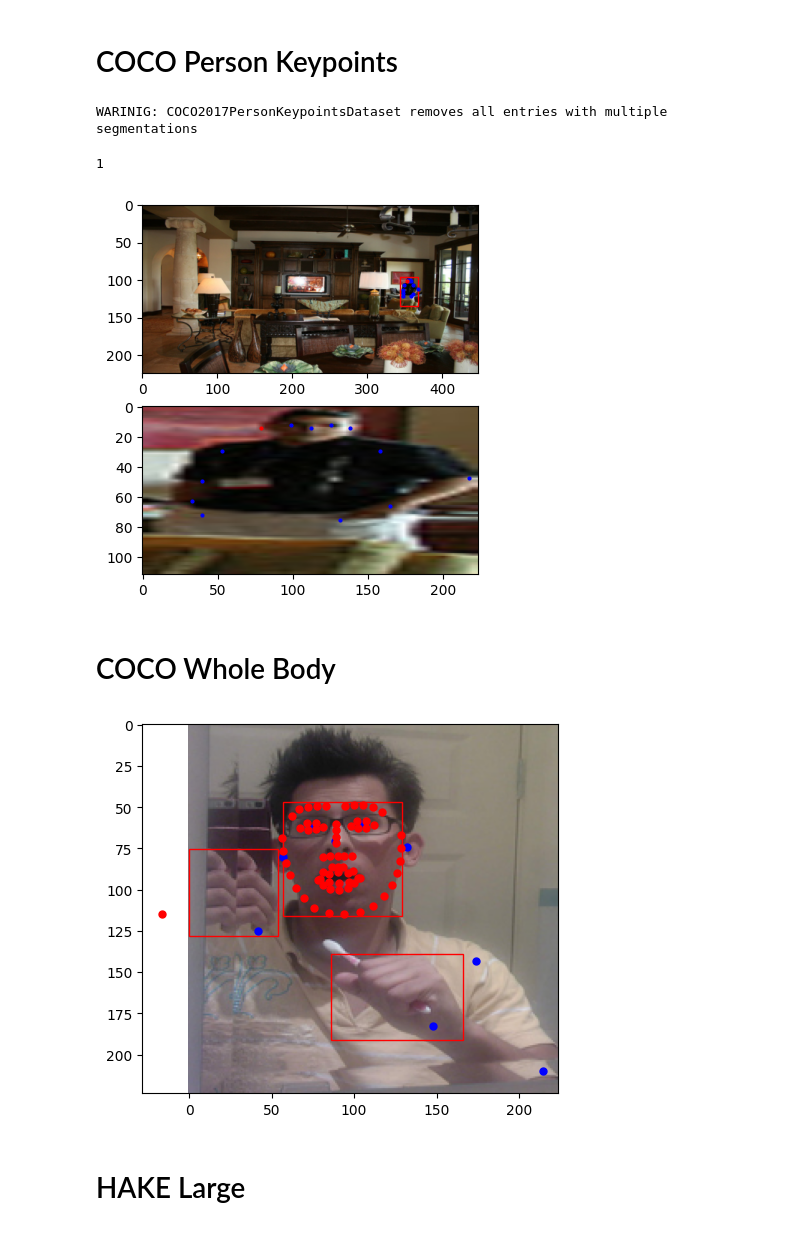
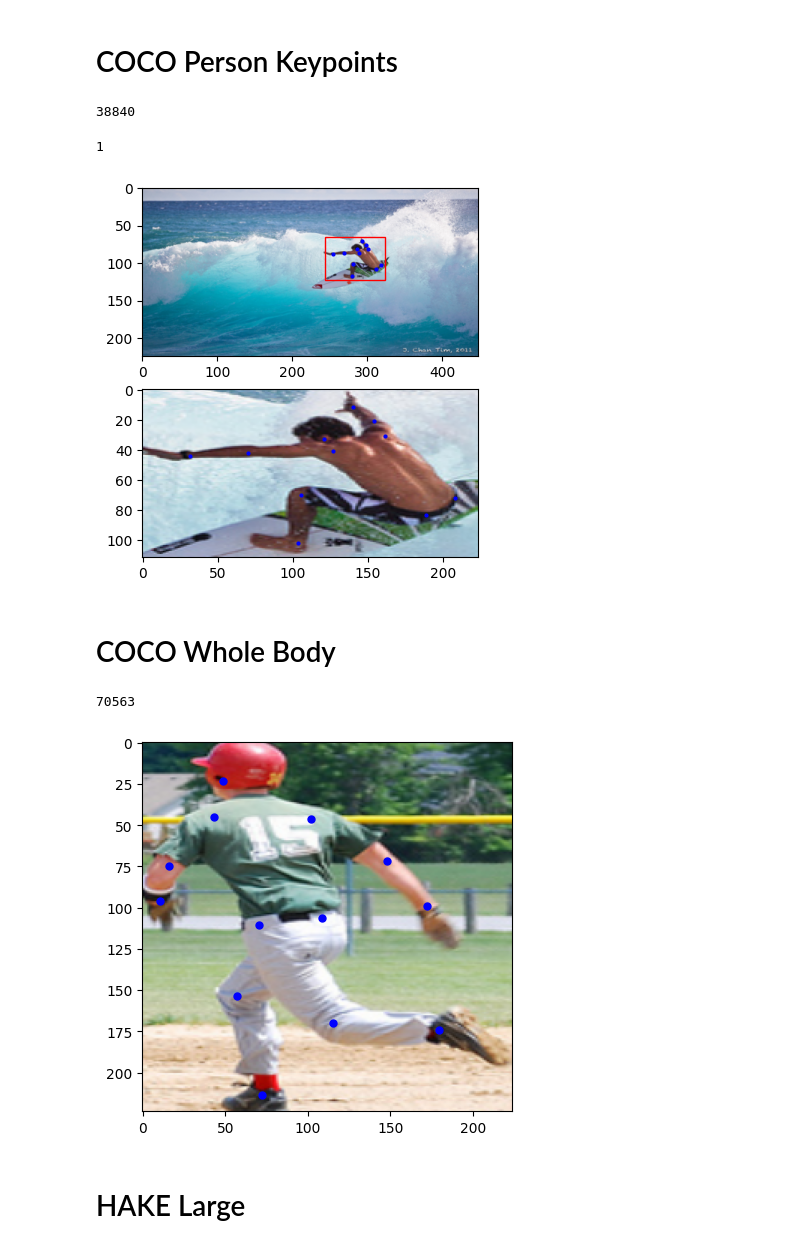
Before and after one commit to freya-aino/motion-capture, a Jupyter notebook: dataloader_test.ipynb, the cells around one changed output. Drawn from its saved outputs; the diff is of its cells as text; code cells hidden in the pictures.

```diff
--- a/dataloader_test.ipynb
+++ b/dataloader_test.ipynb
@@ -216,14 +223,14 @@ coco_panoptic_dataset = COCO2017PanopticsDataset(
 # %%
-test_i = 8
+test_i = 1009
 
-_, ax = plt.subplots(2, 2)
+_, ax = plt.subplots(1)
 
 # plot full image and bounding box
-ax[0, 0].imshow(coco_panoptic_dataset[test_i]["image"].permute(1,2,0).byte().numpy())
+ax.imshow(coco_panoptic_dataset[test_i]["image"].permute(1,2,0).byte().numpy())
 for bbox in coco_panoptic_dataset[test_i]["bboxes"]:
     x, y = bbox[0]
     w, h = bbox[1]
-    ax[0, 0].add_patch(
+    ax.add_patch(
         patches.Rectangle(
             (x-w, y-h),
             w*2, h*2,
@@ -231,13 +238,13 @@ for bbox in coco_panoptic_dataset[test_i]["bboxes"]:
             edgecolor="red",
             facecolor="none"))
 
-# plot segmentation mask
-ax[0, 1].imshow(coco_panoptic_dataset[test_i]["segmentationMask"].permute(1,2,0).byte().numpy())
+# # plot segmentation mask
+# ax[0, 1].imshow(coco_panoptic_dataset[test_i]["segmentationMask"].permute(1,2,0).byte().numpy())
 
-# plot instance images
-instance_i = 2
-ax[1, 0].imshow(coco_panoptic_dataset[test_i]["instanceImages"][instance_i].permute(1,2,0).byte().numpy())
-ax[1, 1].imshow(coco_panoptic_dataset[test_i]["instanceMaskImages"][instance_i].permute(1,2,0).byte().numpy())
+# # plot instance images
+# instance_i = 2
+# ax[1, 0].imshow(coco_panoptic_dataset[test_i]["instanceImages"][instance_i].permute(1,2,0).byte().numpy())
+# ax[1, 1].imshow(coco_panoptic_dataset[test_i]["instanceMaskImages"][instance_i].permute(1,2,0).byte().numpy())
 
 plt.show()
 # %% [output]
@@ -279,11 +285,13 @@ coco_dataset = COCO2017PersonKeypointsDataset(
     annotation_folder_path="//192.168.2.206/data/datasets/COCO2017/annotations",
     output_full_image_shape_WH=(448, 224),
     output_person_image_shape_WH=(224, 112),
-    load_val_only=True)
+    load_val_only=False
+)
+len(coco_dataset)
 # %% [output]
-WARINIG: COCO2017PersonKeypointsDataset removes all entries with multiple segmentations
+38840
 # %%
-test_i = 1
+test_i = 20000
 
 full_image = coco_dataset[test_i]["fullImage"].permute(1, 2, 0).round().byte().numpy()
 
@@ -337,6 +345,6 @@ for i in range(num_persons):
 plt.show()
 # %% [output]
 1
-[figure, old version]
+[figure, new version]
 # %% [markdown]
 # COCO Whole Body
@@ -547,9 +357,12 @@ coco_wholebody_dataset = COCO2017WholeBodyDataset(
     full_image_shape_WH=(448, 448),
     person_image_shape_WH=(224, 224),
     bodypart_image_shape_WH=(112, 112),
-    load_val_only=True)
+    load_val_only=False)
+len(coco_wholebody_dataset)
+# %% [output]
+70563
 # %%
-test_i = 101
+test_i = 10108
 
 
 _, ax = plt.subplots(1)
@@ -562,34 +375,34 @@ kpts = coco_wholebody_dataset[test_i]["keypoints"]
 vis = coco_wholebody_dataset[test_i]["keypointsVisibility"]
 val = coco_wholebody_dataset[test_i]["keyponitsValidity"]
 for j in range(kpts.shape[0]):
     if vis[j]:
         ax.plot(kpts[j][0], kpts[j][1], "bo", markersize=5)
     elif val[j]:
         ax.plot(kpts[j][0], kpts[j][1], "ro", markersize=5)
 
 # plot bounding boxes
 bboxes = [
     coco_wholebody_dataset[test_i]["faceBbox"],
     coco_wholebody_dataset[test_i]["leftHandBbox"],
     coco_wholebody_dataset[test_i]["rightHandBbox"]
 ]
 
 for bbox in bboxes:
     x, y = bbox[0]
     w, h = bbox[1]
     ax.add_patch(
         patches.Rectangle(
             (x-w, y-h),
             w*2, h*2,
             linewidth=1,
             edgecolor="red",
             facecolor="none"))
 
 
 
 plt.show()
 # %% [output]
-[figure, old version]
+[figure, new version]
 # %% [markdown]
 # HAKE Large
 # %% [markdown]
```
Also changed, not shown: parts of 8 cells of this notebook, 7 other files.
